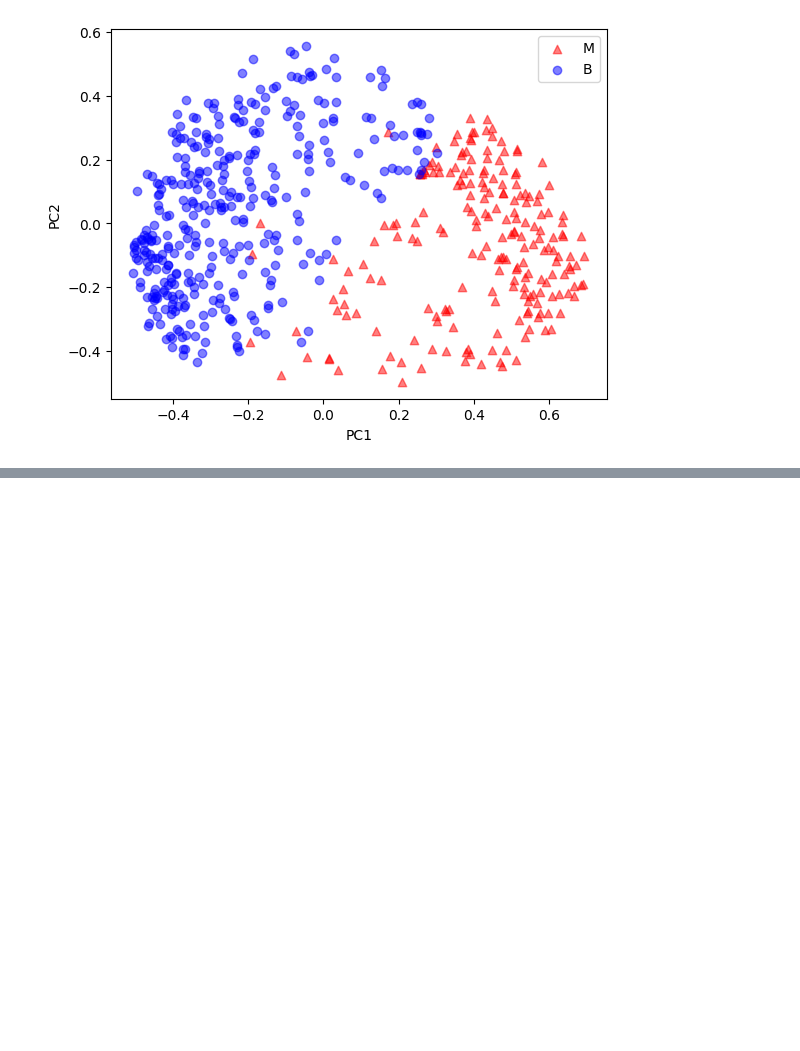
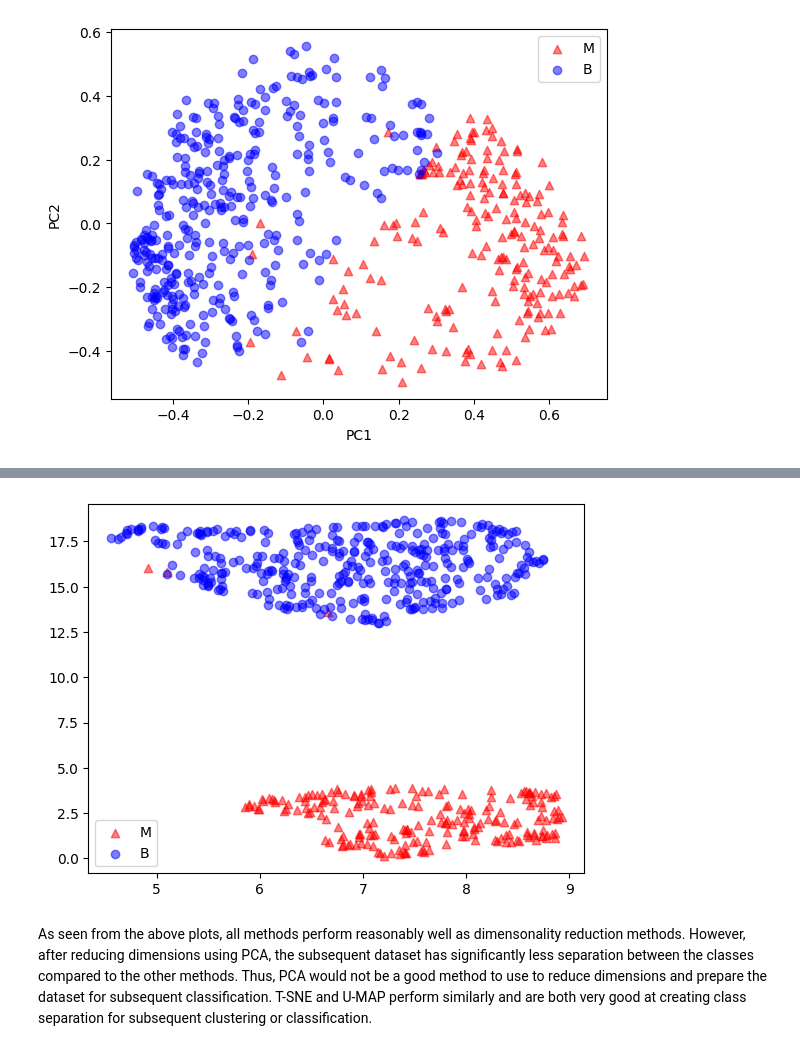
Before and after one commit to HenryLiang-123/MSiA_421, a Jupyter notebook: HW1.ipynb, the cells around one changed output, grey strips where cells are left out. Cells and saved outputs as stored; diff of their text form; code cells hidden in the pictures; blank space fills up the shorter version.

```diff
--- a/HW1.ipynb
+++ b/HW1.ipynb
@@ -159,0 +165,20 @@ from sklearn.manifold import TSNE
+# %%
+# U-MAP
+# Inspiration taken from in class exercise
+from umap import UMAP
+
+dat2 = dat.drop(columns=["id", "diagnosis"])
+sc = StandardScaler()
+std_dat = sc.fit_transform(dat2)
+
+umap_2d = UMAP(n_components=2, init='random', random_state=1)
+proj_2d = umap_2d.fit_transform(std_dat)
+
+plt.scatter(proj_2d[dat['diagnosis'] == "M",0], proj_2d[dat['diagnosis'] == "M",1], color='red', marker='^', alpha=0.5, label = "M")
+plt.scatter(proj_2d[dat['diagnosis'] == "B",0], proj_2d[dat['diagnosis'] == "B",1], color='blue', marker='o', alpha=0.5, label = "B")
+plt.legend()
+plt.show()
+# %% [output]
+[figure, added]
+# %% [markdown]
+As seen from the above plots, all methods perform reasonably well as dimensonality reduction methods. However, after reducing dimensions using PCA, the subsequent dataset has significantly less separation between the classes compared to the other methods. Thus, PCA would not be a good method to use to reduce dimensions and prepare the dataset for subsequent classification. T-SNE and U-MAP perform similarly and are both very good at creating class separation for subsequent clustering or classification.
```
Also changed, not shown: parts of 5 cells of this notebook.
